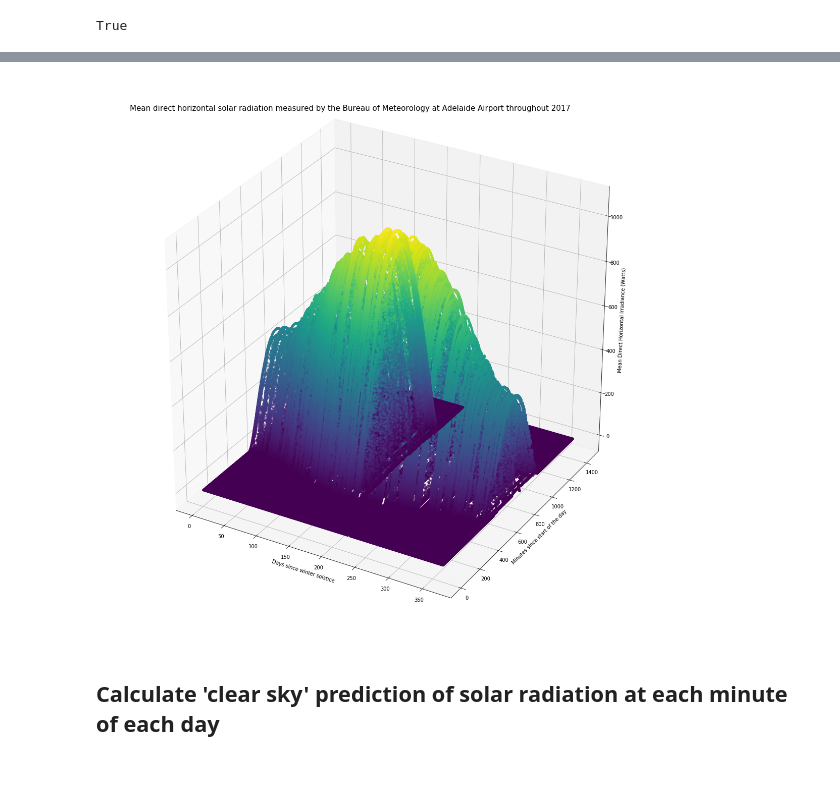
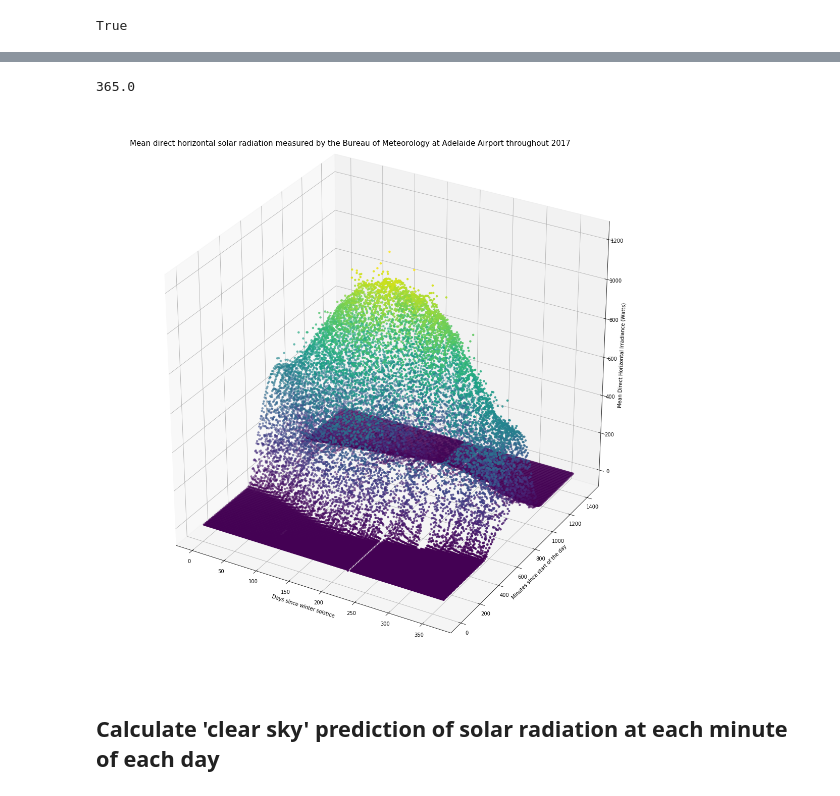
Before and after one commit to MSAmit/Capstone-project, a Jupyter notebook: Normalise_using_clear_sky_model.ipynb, the cells around one changed output, grey strips where cells are left out. Cells and saved outputs as stored; diff of their text form; code cells hidden in the pictures.

```diff
--- a/Normalise_using_clear_sky_model.ipynb
+++ b/Normalise_using_clear_sky_model.ipynb
@@ -27,5 +42,5 @@ PV_2017.index = PV_2017.index.tz_localize('UTC').tz_convert('Australia/Adelaide'
 # %%
-use_cols = ['mean_dir_horiz'] # Assuming this is the same as Global Horizontal Irradiance (GHI)
+use_cols = ['mean_dir_horiz','mean_diffuse'] # Assuming this is the same as Global Horizontal Irradiance (GHI)
 PV_2017 = PV_2017[use_cols]
 # %%
 PV_2017.head()
@@ -40,3 +55,5 @@ PV_2017.head()
+# %%
+PV_2017['GHI'] = PV_2017.mean_dir_horiz + PV_2017.mean_diffuse
 # %%
 # Confirm that the index is a time zone aware datetime object - return first and last objects
 [PV_2017.iloc[0].name,PV_2017.iloc[-1].name]
@@ -111,5 +124,8 @@ True
 # %%
 # Replace all missing values with zero
-PV_2017 = PV_2017.fillna(0)
+#PV_2017 = PV_2017.fillna(0)
 
 # Should this be the last observed point, or straight line between last observed and next observed?
+# %%
+# Resample from minute frequency to 15 minute frequency to speed up calculation times
+PV_2017_15M = PV_2017.resample('15T').mean()
@@ -131,18 +157,23 @@ plt.show()
+# %%
+# What are those four outliers?
+PV_2017_15M.day_of_year.max()
+# %% [output]
+365.0
 # %%
 # Plot distribution of solar output by minute of the day and day of the year
 fig = plt.figure(figsize=(20,20))
 ax = plt.axes(projection='3d')
-ax.scatter(PV_2017.days_since_winter_solstice, PV_2017.time_of_day, PV_2017.mean_dir_horiz,
-                c=PV_2017.mean_dir_horiz, linewidth=0.005)
+ax.scatter(PV_2017_15M.days_since_winter_solstice, PV_2017_15M.time_of_day, PV_2017_15M.GHI,
+                c=PV_2017_15M.GHI, linewidth=0.005)
 ax.text2D(0.05, 0.95,
           'Mean direct horizontal solar radiation measured by the Bureau of Meteorology at Adelaide Airport throughout 2017',
           transform=ax.transAxes, fontsize=15)
 ax.set_xlabel('Days since winter solstice')
 ax.set_ylabel('Minutes since start of the day')
 ax.set_zlabel('Mean Direct Horizontal Irradiance (Watts)')
 plt.show()
 # %% [output]
-[figure, old version]
+[figure, new version]
 # %% [markdown]
 ## Calculate 'clear sky' prediction of solar radiation at each minute of each day
 # %% [markdown]
```
Also changed, not shown: parts of 35 cells of this notebook.
